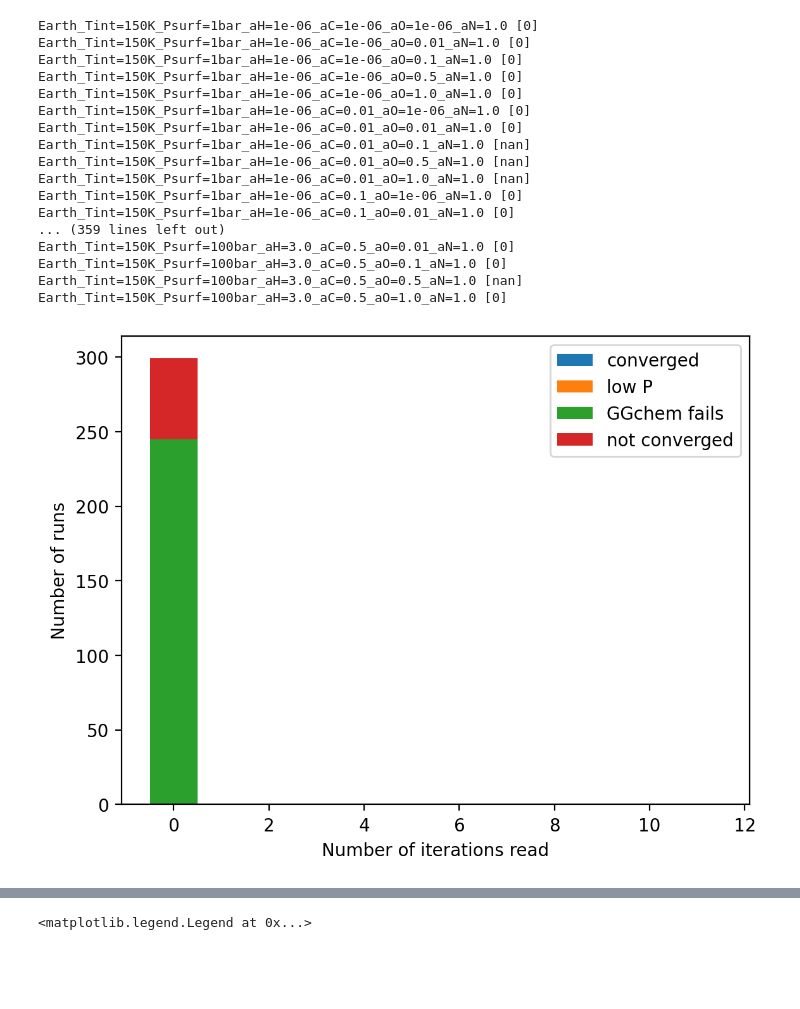
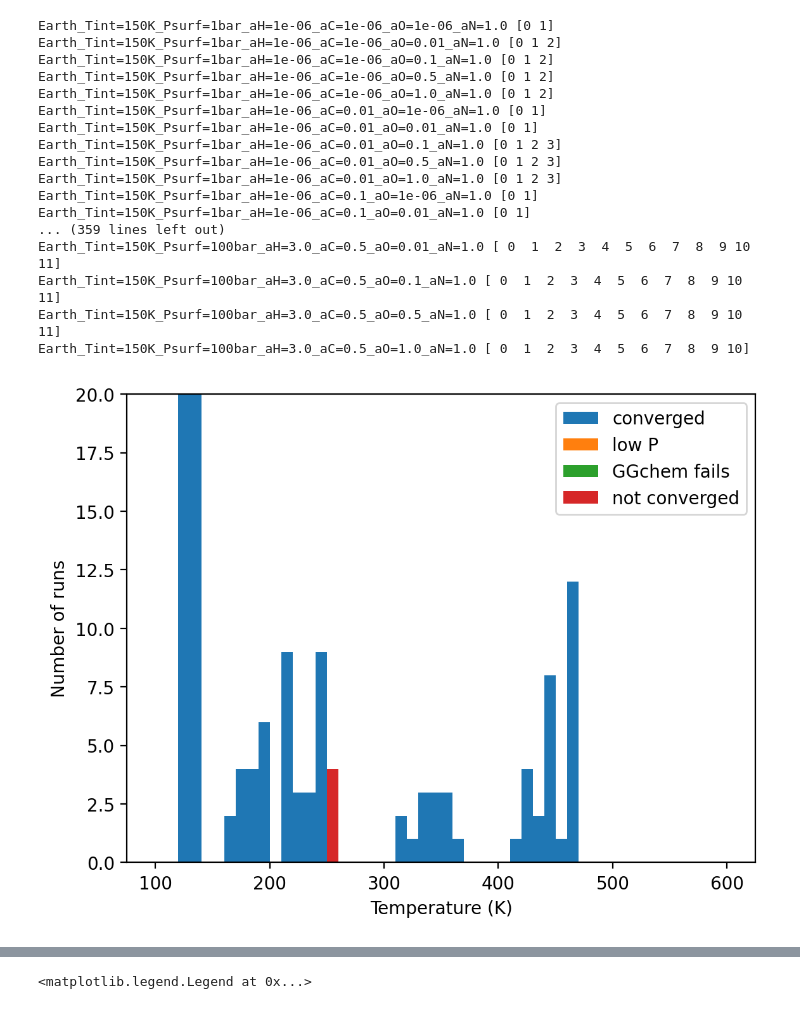
Before and after one commit to DavidDahlbudding/chelio, a Jupyter notebook: analyze/C_cornerplots.ipynb, the cells around one changed output, grey strips where cells are left out. Drawn from its saved outputs; the diff is of its cells as text; code cells hidden in the pictures; blank space fills up the shorter version.

```diff
--- a/analyze/C_cornerplots.ipynb
+++ b/analyze/C_cornerplots.ipynb
@@ -54,9 +54,9 @@ Tints = np.array([50, 100, 150, 200])
 # param_log = [False, True, True, True, False]
 
 Psurfs = np.array([1, 10, 100])
-aHs = [1.0e-06, 0.01, 0.1, 1.0, 3.0]
+aHs = [1.0] #[1.0e-06, 0.01, 0.1, 1.0, 3.0]
 aCs = [1.0e-06, 0.01, 0.1, 0.25, 0.5]
-aOs = [1.0e-06, 0.01, 0.1, 0.5, 1.0]
+aOs = [0.01] #[1.0e-06, 0.01, 0.1, 0.5, 1.0]
 #aNs = [1.0e+00]
 
 var_params = [Psurfs, aHs, aCs, aOs]
@@ -287,7 +284,8 @@ for i, run in enumerate(runs):
             #plt.plot(PTs[i][:,1], PTs[i][:,0], color=line[0].get_color(), linestyle='--')
             #plt.plot(PTs[i][0,1], PTs[i][0,0], color=line[0].get_color(), marker='o')
     try:
-        print(f'{run.run_name}: {run.pressures_bar[i_iter,0]:.1f} bar, {run.temperatures_K[i_iter,0]:.0f} K', run.temperatures_K[i_iter,-1])
+        if converged_mask[i]:
+            print(f'{run.run_name}: {run.pressures_bar[i_iter,0]:.1f} bar, {run.temperatures_K[i_iter,0]:.0f} K', run.temperatures_K[i_iter,-1])
         color = 'black' if converged_mask[i] else 'red'
         lw = 0.5 if converged_mask[i] else 3
         line = plt.plot(run.temperatures_K[i_iter,:], run.pressures_bar[i_iter,:], label=run.run_name, color=color, lw=lw)
@@ -297,7 +295,7 @@ for i, run in enumerate(runs):
 
 plt.yscale('log')
 plt.gca().invert_yaxis()
-plt.xlim(0, 550)
+plt.xlim(0, 1050)
 plt.ylim(1e2, 1e-6)
 plt.xlabel('Temperature (K)')
 plt.ylabel('Pressure (bar)')
@@ -358,38 +354,41 @@ else:
 # %%
-param = 'iterations_read'
+param = 'temperatures_K'
 
 for i, run in enumerate(runs):
     print(run.run_name, run.iterations_read)
-param_array = np.array([getattr(run, param)[-1] for run in runs])
+param_array = np.array([getattr(run, param)[-1][0] for run in runs])
 
 hist_data = []
 for i, mask in enumerate(masks):
     hist_data.append(param_array[mask]) #[:,0])
 
-plt.hist(hist_data, bins=12, range=(-0.5, 11.5), label=mask_labels, stacked=True)
-plt.xlabel('Number of iterations read')
+#plt.hist(hist_data, bins=12, range=(-0.5, 11.5), label=mask_labels, stacked=True)
+#plt.xlabel('Number of iterations read')
+plt.hist(hist_data, bins=50, range=(100, 600), label=mask_labels, stacked=True)
+plt.ylim(0, 20)
+plt.xlabel('Temperature (K)')
 plt.ylabel('Number of runs')
 plt.legend()
 plt.show()
 # %% [output]
-Earth_Tint=150K_Psurf=1bar_aH=1e-06_aC=1e-06_aO=1e-06_aN=1.0 [0]
-Earth_Tint=150K_Psurf=1bar_aH=1e-06_aC=1e-06_aO=0.01_aN=1.0 [0]
-Earth_Tint=150K_Psurf=1bar_aH=1e-06_aC=1e-06_aO=0.1_aN=1.0 [0]
-Earth_Tint=150K_Psurf=1bar_aH=1e-06_aC=1e-06_aO=0.5_aN=1.0 [0]
-Earth_Tint=150K_Psurf=1bar_aH=1e-06_aC=1e-06_aO=1.0_aN=1.0 [0]
-Earth_Tint=150K_Psurf=1bar_aH=1e-06_aC=0.01_aO=1e-06_aN=1.0 [0]
-Earth_Tint=150K_Psurf=1bar_aH=1e-06_aC=0.01_aO=0.01_aN=1.0 [0]
-Earth_Tint=150K_Psurf=1bar_aH=1e-06_aC=0.01_aO=0.1_aN=1.0 [nan]
-Earth_Tint=150K_Psurf=1bar_aH=1e-06_aC=0.01_aO=0.5_aN=1.0 [nan]
-Earth_Tint=150K_Psurf=1bar_aH=1e-06_aC=0.01_aO=1.0_aN=1.0 [nan]
-Earth_Tint=150K_Psurf=1bar_aH=1e-06_aC=0.1_aO=1e-06_aN=1.0 [0]
-Earth_Tint=150K_Psurf=1bar_aH=1e-06_aC=0.1_aO=0.01_aN=1.0 [0]
+Earth_Tint=150K_Psurf=1bar_aH=1e-06_aC=1e-06_aO=1e-06_aN=1.0 [0 1]
+Earth_Tint=150K_Psurf=1bar_aH=1e-06_aC=1e-06_aO=0.01_aN=1.0 [0 1 2]
+Earth_Tint=150K_Psurf=1bar_aH=1e-06_aC=1e-06_aO=0.1_aN=1.0 [0 1 2]
+Earth_Tint=150K_Psurf=1bar_aH=1e-06_aC=1e-06_aO=0.5_aN=1.0 [0 1 2]
+Earth_Tint=150K_Psurf=1bar_aH=1e-06_aC=1e-06_aO=1.0_aN=1.0 [0 1 2]
+Earth_Tint=150K_Psurf=1bar_aH=1e-06_aC=0.01_aO=1e-06_aN=1.0 [0 1]
+Earth_Tint=150K_Psurf=1bar_aH=1e-06_aC=0.01_aO=0.01_aN=1.0 [0 1]
+Earth_Tint=150K_Psurf=1bar_aH=1e-06_aC=0.01_aO=0.1_aN=1.0 [0 1 2 3]
+Earth_Tint=150K_Psurf=1bar_aH=1e-06_aC=0.01_aO=0.5_aN=1.0 [0 1 2 3]
+Earth_Tint=150K_Psurf=1bar_aH=1e-06_aC=0.01_aO=1.0_aN=1.0 [0 1 2 3]
+Earth_Tint=150K_Psurf=1bar_aH=1e-06_aC=0.1_aO=1e-06_aN=1.0 [0 1]
+Earth_Tint=150K_Psurf=1bar_aH=1e-06_aC=0.1_aO=0.01_aN=1.0 [0 1]
 ... (359 lines left out)
-Earth_Tint=150K_Psurf=100bar_aH=3.0_aC=0.5_aO=0.01_aN=1.0 [0]
-Earth_Tint=150K_Psurf=100bar_aH=3.0_aC=0.5_aO=0.1_aN=1.0 [0]
-Earth_Tint=150K_Psurf=100bar_aH=3.0_aC=0.5_aO=0.5_aN=1.0 [nan]
-Earth_Tint=150K_Psurf=100bar_aH=3.0_aC=0.5_aO=1.0_aN=1.0 [0]
+Earth_Tint=150K_Psurf=100bar_aH=3.0_aC=0.5_aO=0.01_aN=1.0 [ 0  1  2  3  4  5  6  7  8  9 10 11]
+Earth_Tint=150K_Psurf=100bar_aH=3.0_aC=0.5_aO=0.1_aN=1.0 [ 0  1  2  3  4  5  6  7  8  9 10 11]
+Earth_Tint=150K_Psurf=100bar_aH=3.0_aC=0.5_aO=0.5_aN=1.0 [ 0  1  2  3  4  5  6  7  8  9 10 11]
+Earth_Tint=150K_Psurf=100bar_aH=3.0_aC=0.5_aO=1.0_aN=1.0 [ 0  1  2  3  4  5  6  7  8  9 10]
-[figure, old version]
+[figure, new version]
 # %%
 fig, ax = plt.subplots(2,3)
 ax = ax.flatten()
```
Also changed, not shown: parts of 13 cells of this notebook, 7 other files.
